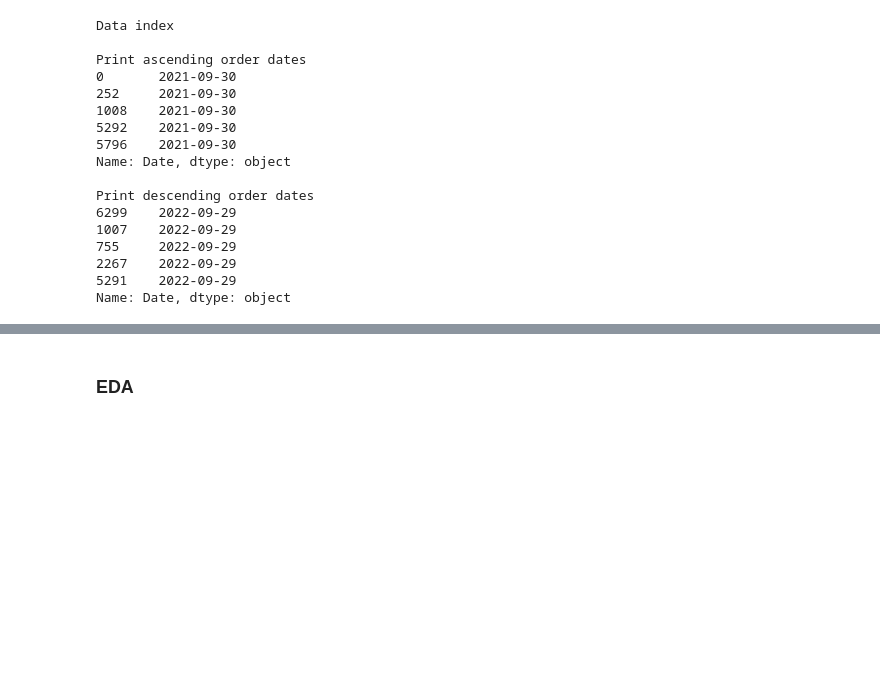
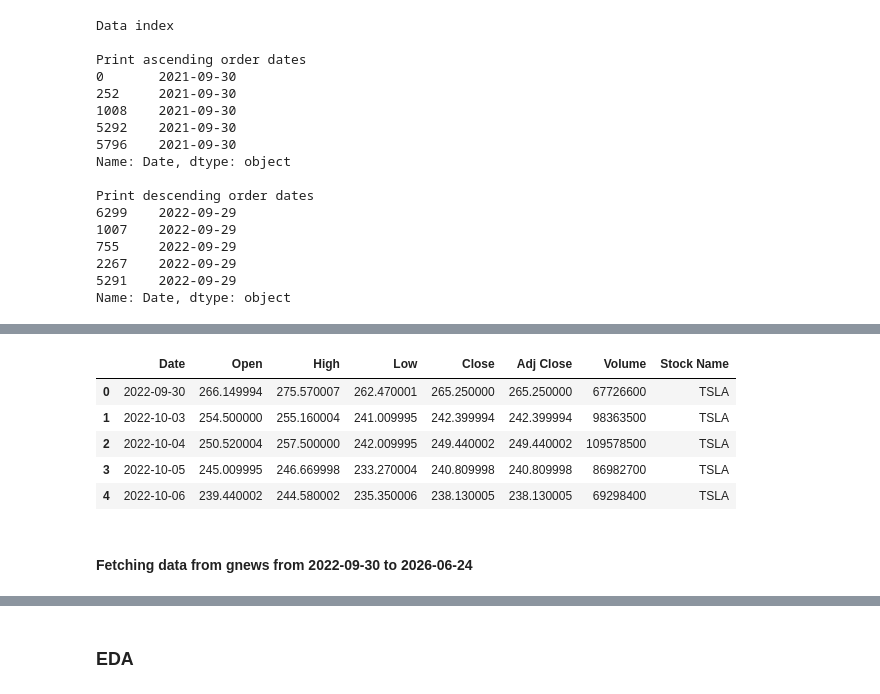
Before and after one commit to Abhinav0909/Stock-Prediction-using-Contrastive-Learning, a Jupyter notebook: Stock Prediction.ipynb, the cells around one changed output, grey strips where cells are left out. Drawn from its saved outputs; the diff is of its cells as text; code cells hidden in the pictures; blank space fills up the shorter version.

```diff
--- a/Stock Prediction.ipynb
+++ b/Stock Prediction.ipynb
@@ -205,0 +290,12 @@ Name: Date, dtype: object
+# %%
+df_flat = pd.read_csv("/content/drive/MyDrive/Practicum/ohlcv_data.csv")
+df_flat.head()
+# %% [output]
+|  | Date | Open | High | Low | Close | Adj Close | Volume | Stock Name |
+| 0 | 2022-09-30 | 266.149994 | 275.570007 | 262.470001 | 265.250000 | 265.250000 | 67726600 | TSLA |
+| 1 | 2022-10-03 | 254.500000 | 255.160004 | 241.009995 | 242.399994 | 242.399994 | 98363500 | TSLA |
+| 2 | 2022-10-04 | 250.520004 | 257.500000 | 242.009995 | 249.440002 | 249.440002 | 109578500 | TSLA |
+| 3 | 2022-10-05 | 245.009995 | 246.669998 | 233.270004 | 240.809998 | 240.809998 | 86982700 | TSLA |
+| 4 | 2022-10-06 | 239.440002 | 244.580002 | 235.350006 | 238.130005 | 238.130005 | 69298400 | TSLA |
+# %% [markdown]
+#### Fetching data from gnews from 2022-09-30 to 2026-06-24
```
Also changed, not shown: parts of 175 cells of this notebook, 1 other file.
